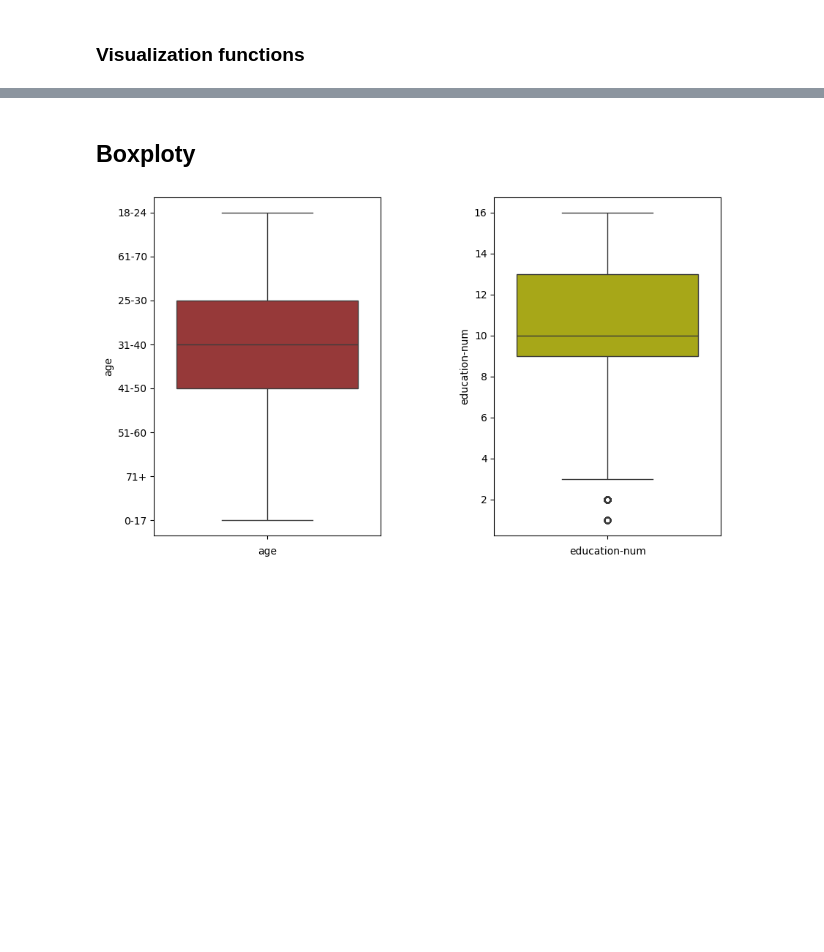
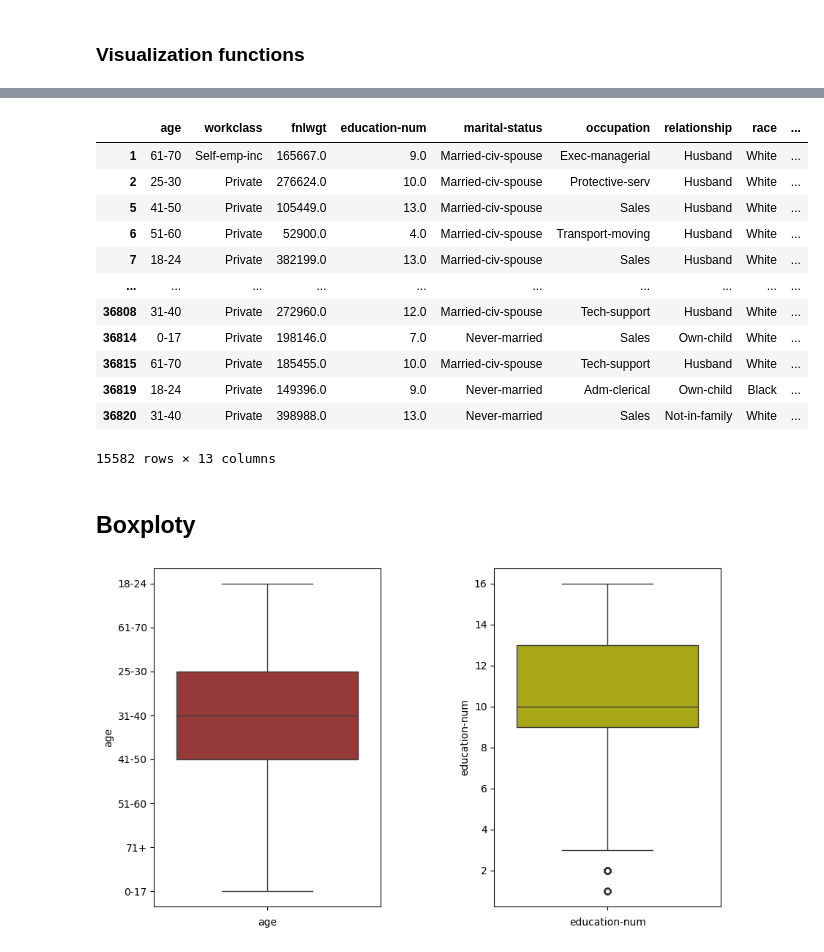
Before and after one commit to Staszek15/Data-Mining-Project, a Jupyter notebook: adults_analysis.ipynb, the cells around one changed output, grey strips where cells are left out. Saved outputs shown, nothing was run; the diff lists cells and outputs as text; code cells hidden in the pictures; blank space fills up the shorter version.

```diff
--- a/adults_analysis.ipynb
+++ b/adults_analysis.ipynb
@@ -89,3 +89,13 @@ dtype: int64
 | education-num | 36822.0 | 10.135544 | 2.556648 | 1.0 | 9.0 | 10.0 | 13.00 | 16.0 |
 | capital | 36822.0 | 1041.472136 | 7673.805087 | -4356.0 | 0.0 | 0.0 | 0.00 | 99999.0 |
 | hours-per-week | 36822.0 | 40.948808 | 12.028255 | 1.0 | 40.0 | 40.0 | 45.00 | 99.0 |
+# %%
+dups = df[df.duplicated(subset=['age', 'workclass', 'education-num', 'marital-status',
+       'occupation', 'relationship', 'race', 'sex', 'capital',
+       'hours-per-week', 'region'], keep=False)]
+
+gouped_dups = dups.groupby(['age', 'workclass', 'education-num', 'marital-status',
+       'occupation', 'relationship', 'race', 'sex', 'capital',
+       'hours-per-week', 'region'])["income"].nunique()
+
+gouped_dups[gouped_dups >1]
@@ -92,3 +116,19 @@ dtype: int64
+# %%
+dups
+# %% [output]
+|  | age | workclass | fnlwgt | education-num | marital-status | occupation | relationship | race | ... |
+| 1 | 61-70 | Self-emp-inc | 165667.0 | 9.0 | Married-civ-spouse | Exec-managerial | Husband | White | ... |
+| 2 | 25-30 | Private | 276624.0 | 10.0 | Married-civ-spouse | Protective-serv | Husband | White | ... |
+| 5 | 41-50 | Private | 105449.0 | 13.0 | Married-civ-spouse | Sales | Husband | White | ... |
+| 6 | 51-60 | Private | 52900.0 | 4.0 | Married-civ-spouse | Transport-moving | Husband | White | ... |
+| 7 | 18-24 | Private | 382199.0 | 13.0 | Married-civ-spouse | Sales | Husband | White | ... |
+| ... | ... | ... | ... | ... | ... | ... | ... | ... | ... |
+| 36808 | 31-40 | Private | 272960.0 | 12.0 | Married-civ-spouse | Tech-support | Husband | White | ... |
+| 36814 | 0-17 | Private | 198146.0 | 7.0 | Never-married | Sales | Own-child | White | ... |
+| 36815 | 61-70 | Private | 185455.0 | 10.0 | Married-civ-spouse | Tech-support | Husband | White | ... |
+| 36819 | 18-24 | Private | 149396.0 | 9.0 | Never-married | Adm-clerical | Own-child | Black | ... |
+| 36820 | 31-40 | Private | 398988.0 | 13.0 | Never-married | Sales | Not-in-family | White | ... |
+15582 rows × 13 columns
 # %% [markdown]
 ## Boxploty
 # %%
```
Also changed, not shown: parts of 17 cells of this notebook, 2 other files.
